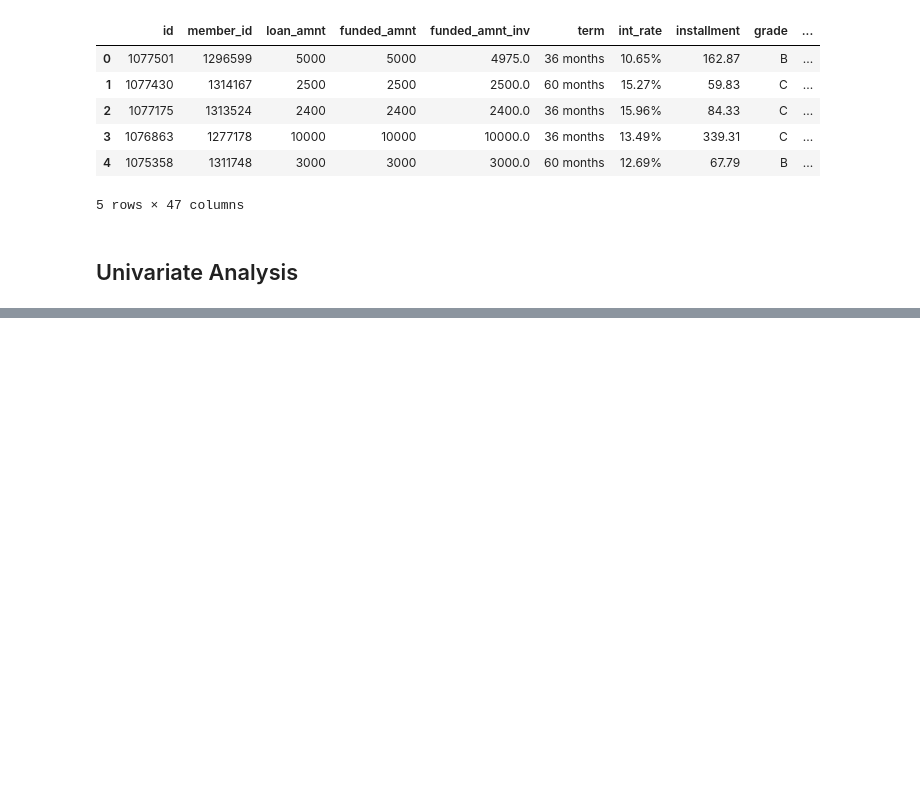
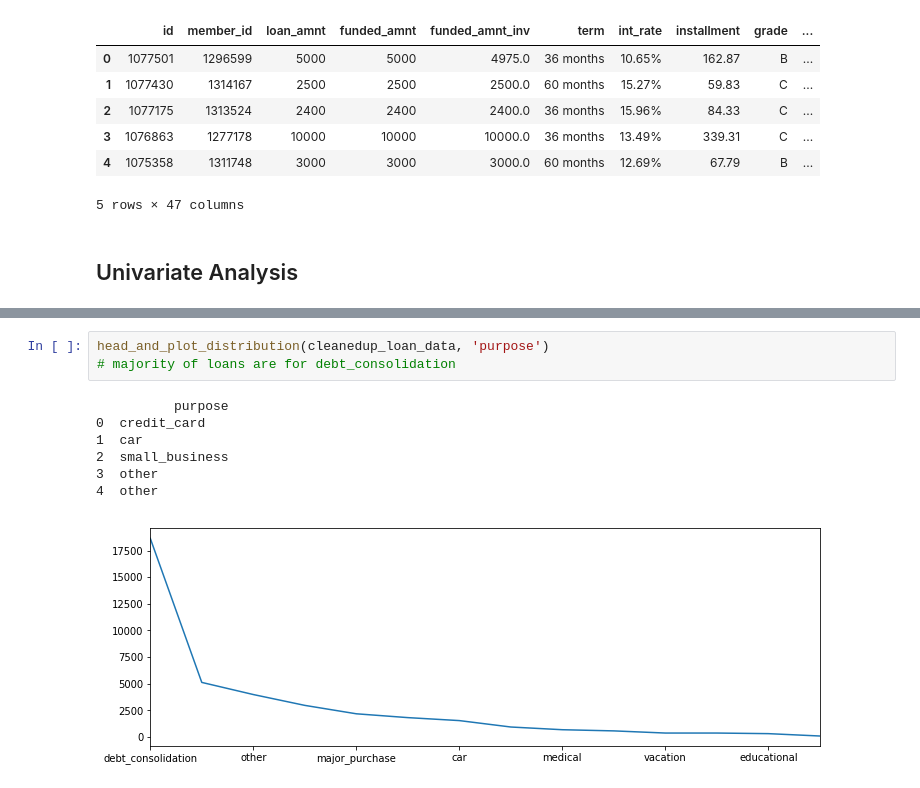
Before and after one commit to Shakeebbk/lending_club_eda, a Jupyter notebook: Solution.ipynb, the cells around one changed output, grey strips where cells are left out. Drawn from its saved outputs; the diff is of its cells as text; blank space fills up the shorter version.

```diff
--- a/Solution.ipynb
+++ b/Solution.ipynb
@@ -124,0 +175,11 @@ cleanedup_loan_data.head()
+# %%
+head_and_plot_distribution(cleanedup_loan_data, 'purpose')
+# majority of loans are for debt_consolidation
+# %% [output]
+          purpose
+0  credit_card
+1  car
+2  small_business
+3  other
+4  other
+[figure, added]
```
Also changed, not shown: parts of 41 cells of this notebook.
